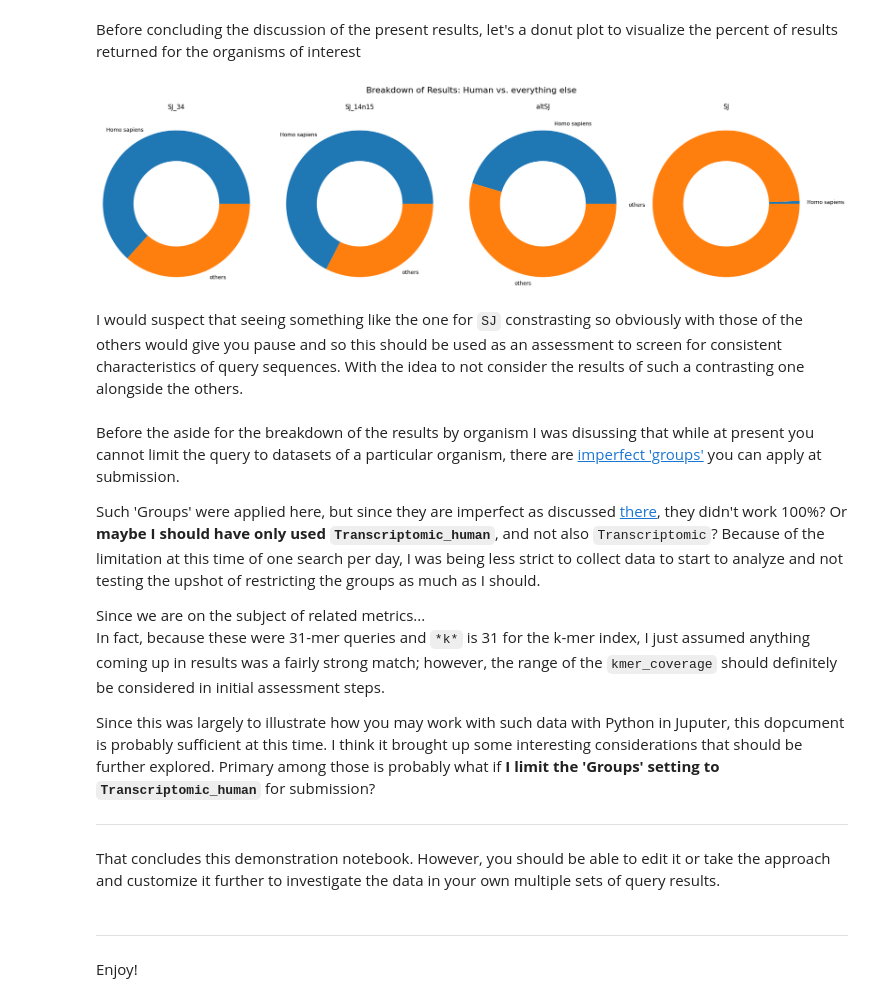
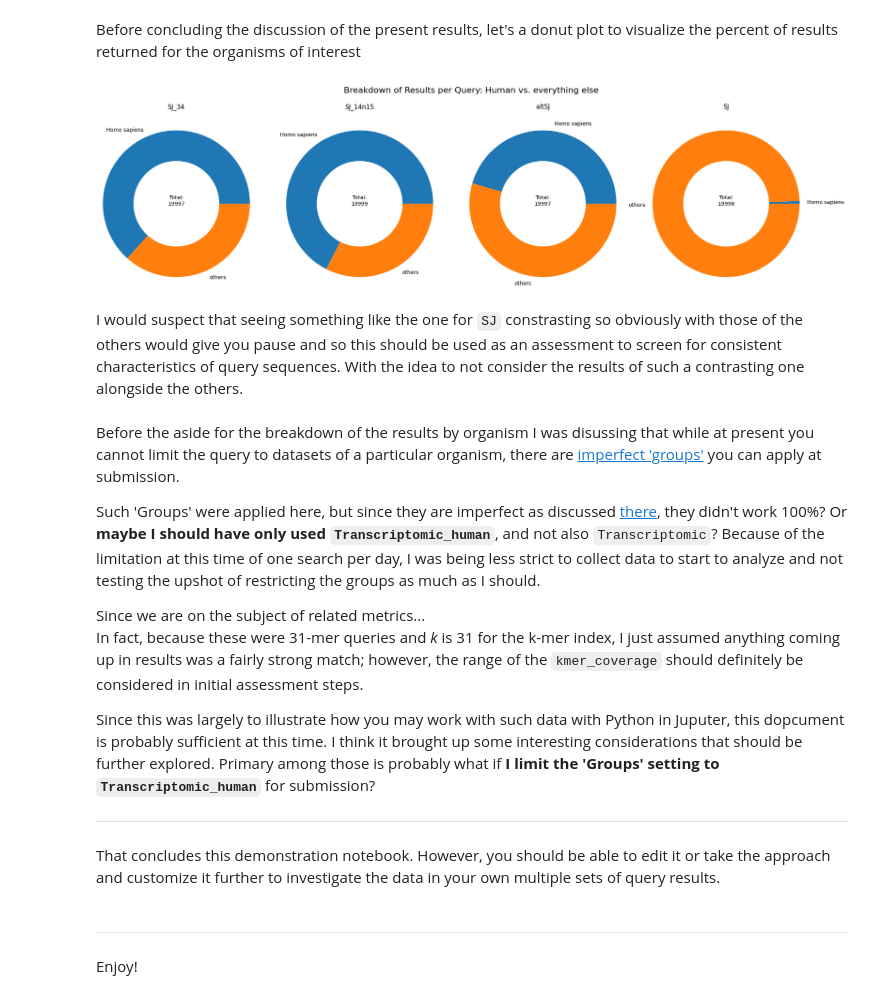
Before and after one commit to fomightez/logan_results_analysis-binder, a Jupyter notebook: notebooks/Working_with_Logan_Search_results_with_Python_in_Jupyter.ipynb, the cells around one changed output. Cells and saved outputs as stored; diff of their text form; code cells hidden in the pictures.

Commit message:
add donut plots with breakdown of results by organism

```diff
--- a/notebooks/Working_with_Logan_Search_results_with_Python_in_Jupyter.ipynb
+++ b/notebooks/Working_with_Logan_Search_results_with_Python_in_Jupyter.ipynb
@@ -240,36 +240,36 @@ labels = [simplifytags(x) for x in file_tags_per_file]
 donut_plot_df = pd.DataFrame({
     'Query': labels if labels else [f'Dataset {i+1}' for i in range(len(dfs))],
     organisms_groupings[0]: human_counts,
     organisms_groupings[1]: other_counts,
 })
 #print(donut_plot_df)
 #print(len(labels))
 
 # Create desired_order
 desired_order = [labels[3], labels[2], labels[0], labels[1]]  # Replace with your actual k-mer names
 
 # Reorder the dataframe based on desired_order
 # Method: Using categorical data type (better if dealing with named categories)
 donut_plot_df['Query'] = pd.Categorical(donut_plot_df['Query'], categories=desired_order, ordered=True)
 donut_plot_df = donut_plot_df.sort_values('Query')
 donut_plot_df = donut_plot_df.reset_index(drop=True) # Reset the index after sorting
 
 fig, axes = plt.subplots(1, 4, figsize=(20, 5))
 
-fig.suptitle('Breakdown of Results: Human vs. everything else', fontsize=16, y=1.05) # Adjusted y parameter
+fig.suptitle('Breakdown of Results per Query: Human vs. everything else', fontsize=16, y=1.05) # Adjusted y parameter
 
 for i, ax in enumerate(axes):
     count_data = [donut_plot_df.loc[i,organisms_groupings[0]], donut_plot_df.loc[i,organisms_groupings[1]]]
     #print(count_data)
     ax.pie(count_data, labels=organisms_groupings, radius=1.2, wedgeprops={'width': 0.5})
     ax.set_title(donut_plot_df.loc[i,'Query'], y=1.1)
-    #ax.text(0, -1.6, f'Description {i+1}', ha='center')
+    ax.text(0, -0.03, f'Total:\n{count_data[0] + count_data[1]}', ha='center')
 
 #plt.savefig('Breakdown_donuts.png')
 plt.tight_layout()
 plt.show()
 # %% [output]
-[figure, old version]
+[figure, new version]
 # %% [markdown]
 I would suspect that seeing something like the one for `SJ` constrasting so obviously with those of the others would give you pause and so this should be used as an assessment to screen for consistent characteristics of query sequences. With the idea to not consider the results of such a contrasting one alongside the others.
 # %% [markdown]
@@ -278,7 +278,7 @@ Before the aside for the breakdown of the results by organism I was disussing th
 Such 'Groups' were applied here, but since they are imperfect as discussed [there](https://github.com/IndexThePlanet/LoganSearch/issues/8), they didn't work 100%? Or **maybe I should have only used `Transcriptomic_human`**, and not also `Transcriptomic`? Because of the limitation at this time of one search per day, I was being less strict to collect data to start to analyze and not testing the upshot of restricting the groups as much as I should.
 
 Since we are on the subject of related metrics...
-In fact, because these were 31-mer queries and `*k*` is 31 for the k-mer index, I just assumed anything coming up in results was a fairly strong match; however, the range of the `kmer_coverage` should definitely be considered in initial assessment steps.
+In fact, because these were 31-mer queries and *k* is 31 for the k-mer index, I just assumed anything coming up in results was a fairly strong match; however, the range of the `kmer_coverage` should definitely be considered in initial assessment steps.
 
 
 Since this was largely to illustrate how you may work with such data with Python in Juputer, this dopcument is probably sufficient at this time. I think it brought up some interesting considerations that should be further explored. Primary among those is probably what if **I limit the 'Groups' setting to `Transcriptomic_human`** for submission?
```
